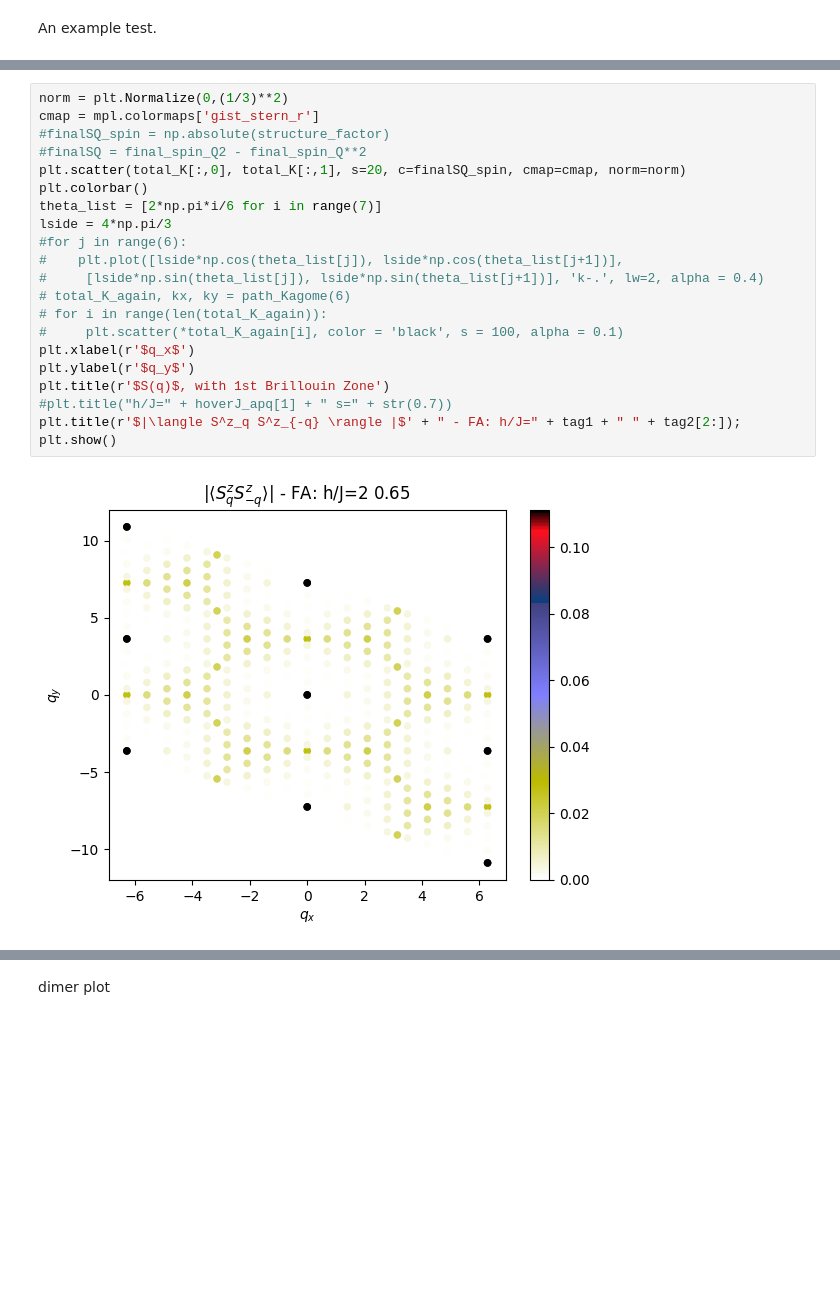
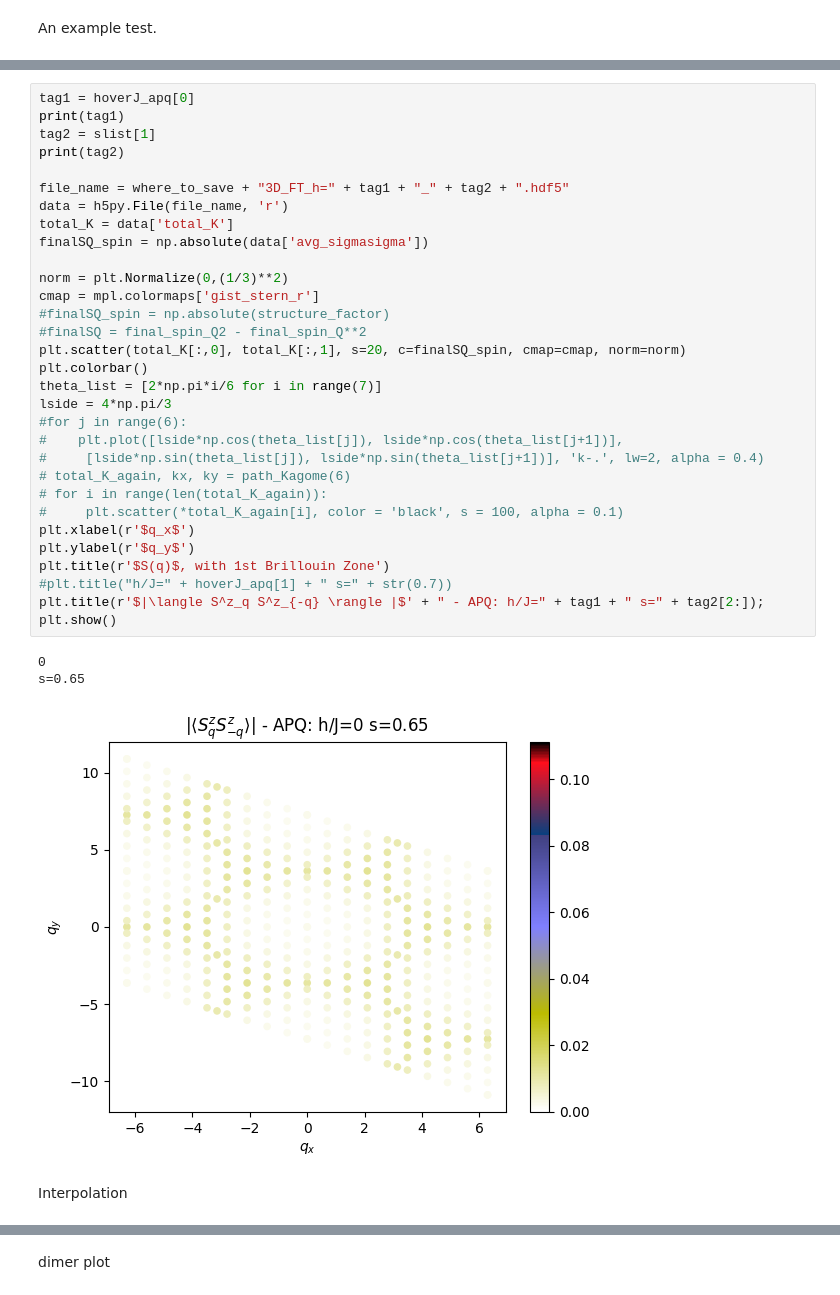
Before and after one commit to vdrouint/d-wave-other, a Jupyter notebook: kagome-tfim/processing/plot_FT.ipynb, the cells around one changed output, grey strips where cells are left out. Cells and saved outputs as stored; diff of their text form; blank space fills up the shorter version.

Commit message:
plots final?

```diff
--- a/kagome-tfim/processing/plot_FT.ipynb
+++ b/kagome-tfim/processing/plot_FT.ipynb
@@ -323,24 +288,38 @@ s=0.65
 # %%
+tag1 = hoverJ_apq[0]
+print(tag1)
+tag2 = slist[1]
+print(tag2)
+
+file_name = where_to_save + "3D_FT_h=" + tag1 + "_" + tag2 + ".hdf5"
+data = h5py.File(file_name, 'r')
+total_K = data['total_K']
+finalSQ_spin = np.absolute(data['avg_sigmasigma'])
+
 norm = plt.Normalize(0,(1/3)**2)
 cmap = mpl.colormaps['gist_stern_r']
 #finalSQ_spin = np.absolute(structure_factor)
 #finalSQ = final_spin_Q2 - final_spin_Q**2
 plt.scatter(total_K[:,0], total_K[:,1], s=20, c=finalSQ_spin, cmap=cmap, norm=norm)
 plt.colorbar()
 theta_list = [2*np.pi*i/6 for i in range(7)]
 lside = 4*np.pi/3
 #for j in range(6):
 #    plt.plot([lside*np.cos(theta_list[j]), lside*np.cos(theta_list[j+1])],
 #     [lside*np.sin(theta_list[j]), lside*np.sin(theta_list[j+1])], 'k-.', lw=2, alpha = 0.4)
 # total_K_again, kx, ky = path_Kagome(6)
 # for i in range(len(total_K_again)):
 #     plt.scatter(*total_K_again[i], color = 'black', s = 100, alpha = 0.1)
 plt.xlabel(r'$q_x$')
 plt.ylabel(r'$q_y$')
 plt.title(r'$S(q)$, with 1st Brillouin Zone')
 #plt.title("h/J=" + hoverJ_apq[1] + " s=" + str(0.7))
-plt.title(r'$|\langle S^z_q S^z_{-q} \rangle |$' + " - FA: h/J=" + tag1 + " " + tag2[2:]);
+plt.title(r'$|\langle S^z_q S^z_{-q} \rangle |$' + " - APQ: h/J=" + tag1 + " s=" + tag2[2:]);
 plt.show()
 # %% [output]
+0
+s=0.65
-[figure, old version]
+[figure, new version]
+# %% [markdown]
+Interpolation
 # %%
```
Also changed, not shown: parts of 21 cells of this notebook, 5 other files.
